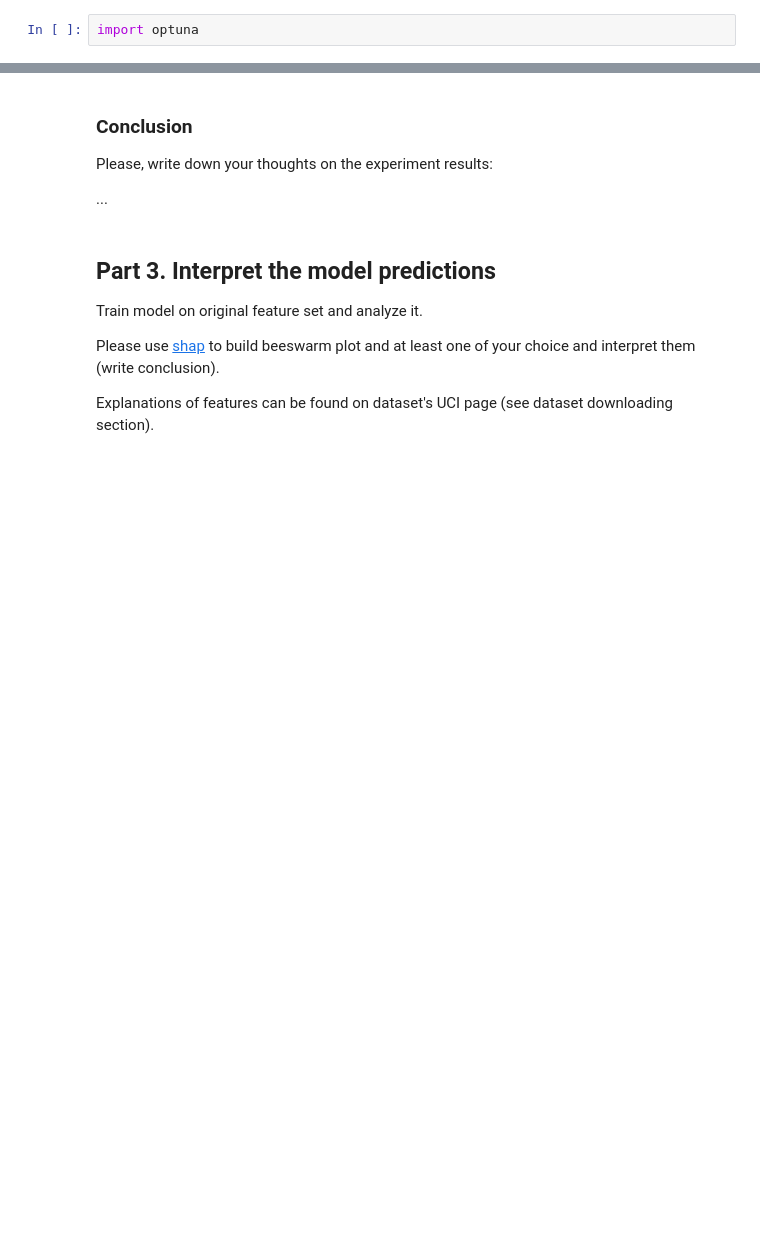
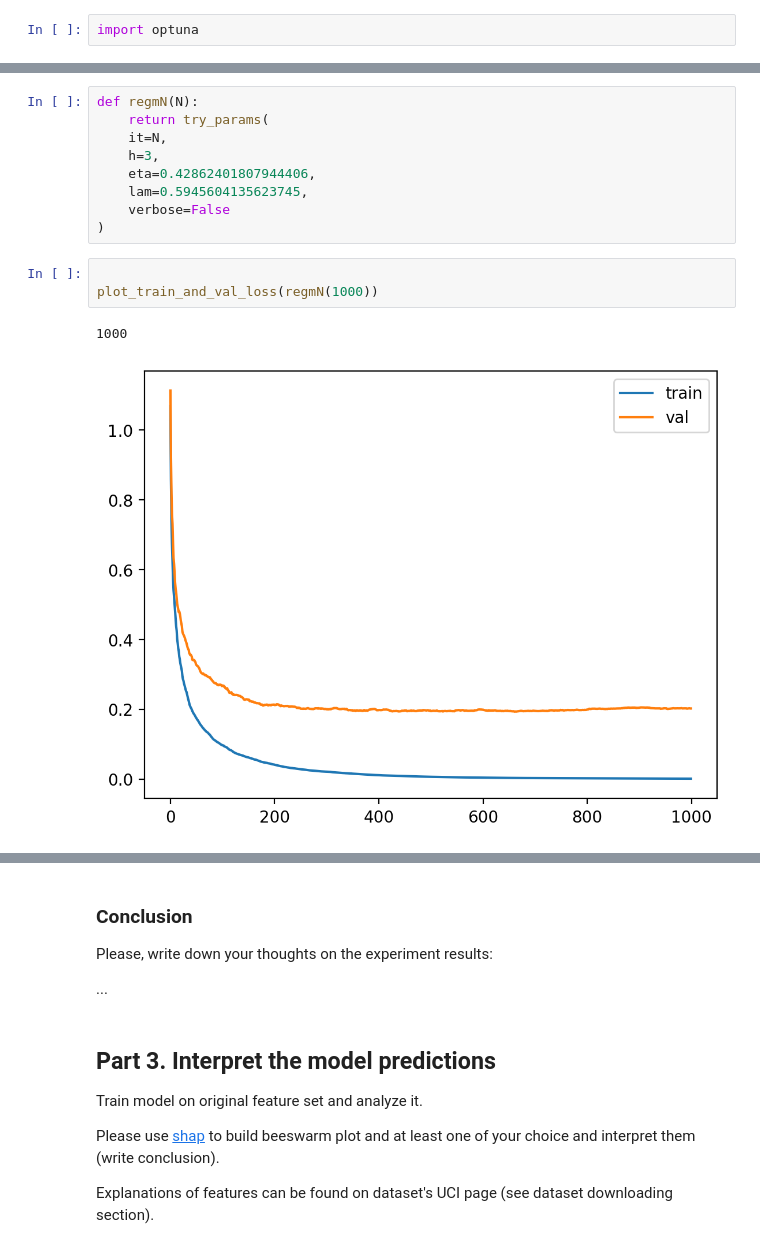
Before and after one commit to IgorZhiltsoff/ml-course, a Jupyter notebook: homeworks/lab02_boosting_and_explanation/lab02_boosting_and_explanation_(1).ipynb, the cells around one changed output, grey strips where cells are left out. Cells and saved outputs as stored; diff of their text form; blank space fills up the shorter version.

```diff
--- a/homeworks/lab02_boosting_and_explanation/lab02_boosting_and_explanation_(1).ipynb
+++ b/homeworks/lab02_boosting_and_explanation/lab02_boosting_and_explanation_(1).ipynb
@@ -328,0 +648,15 @@ import optuna
+# %%
+def regmN(N):
+    return try_params(
+    it=N,
+    h=3,
+    eta=0.42862401807944406,
+    lam=0.5945604135623745,
+    verbose=False
+)
+# %%
+
+plot_train_and_val_loss(regmN(1000))
+# %% [output]
+1000
+[figure, added]
```
Also changed, not shown: parts of 49 cells of this notebook, 24 other files.
